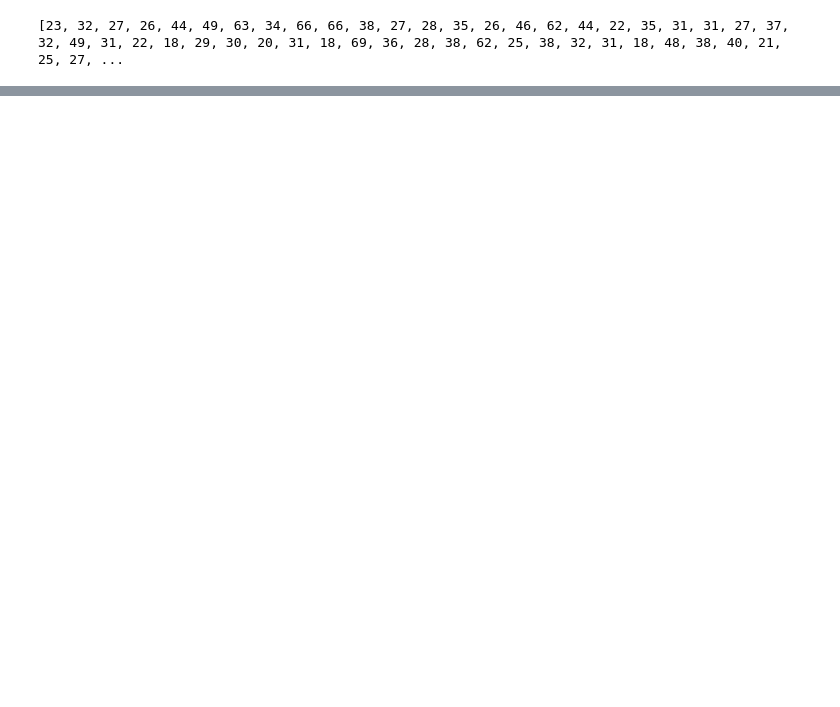
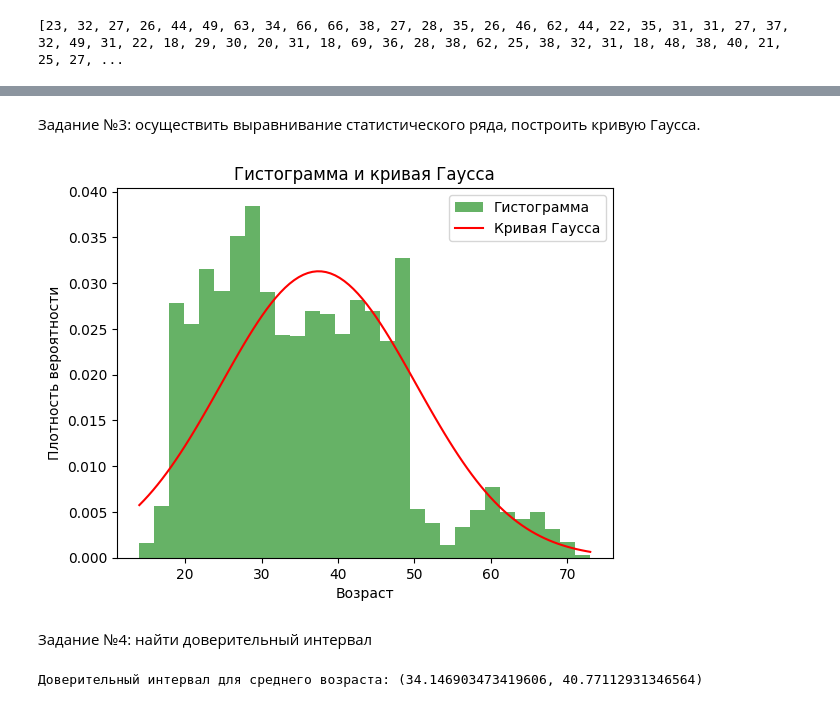
Before and after one commit to Raipus/MSAD, a Jupyter notebook: lab2.ipynb, the cells around one changed output, grey strips where cells are left out. Drawn from its saved outputs; the diff is of its cells as text; code cells hidden in the pictures; blank space fills up the shorter version.

```diff
--- a/lab2.ipynb
+++ b/lab2.ipynb
@@ -31,0 +116,49 @@ print(samples[0])
+# %% [markdown]
+Задание №3: осуществить выравнивание статистического ряда, построить кривую Гаусса.
+# %%
+# Метод моментов: оценка среднего и дисперсии
+mean_sample = sum(selections[0]) / len(selections[0])
+variance_sample = sum((x - mean_sample) ** 2 for x in selections[0]) / (len(selections[0]) - 1)
+
+# Параметры нормального распределения
+mu = mean_sample
+sigma = variance_sample ** 0.5
+
+# Построение гистограммы
+plt.hist(boba, bins=30, density=True, alpha=0.6, color='g', label='Гистограмма')
+
+# Построение кривой Гаусса
+x = np.linspace(min(boba), max(boba), 100)
+gaussian_curve = (1 / (sigma * np.sqrt(2 * np.pi))) * np.exp(-0.5 * ((x - mu) / sigma) ** 2)
+plt.plot(x, gaussian_curve, 'r', label='Кривая Гаусса')
+plt.title('Гистограмма и кривая Гаусса')
+plt.xlabel('Возраст')
+plt.ylabel('Плотность вероятности')
+plt.legend()
+plt.show()
+# %% [output]
+[figure, added]
+# %% [markdown]
+Задание №4: найти доверительный интервал
+# %%
+# Оценка среднего и дисперсии
+mean = sum(selections[0]) / len(selections[0])
+variance = sum((x - mean_sample) ** 2 for x in selections[0]) / (len(selections[0]) - 1)
+
+# Уровень значимости
+alpha = 0.05  # (1 - y)
+n = len(selections[0])
+
+# t-критическое значение
+t_critical = 2.030  # Для 35 степеней свободы (n-1) и уровня значимости 0.05
+
+# Стандартная ошибка
+standard_error = (variance / n) ** 0.5
+
+# Доверительный интервал
+confidence_interval = (mean - t_critical * standard_error,
+                       mean + t_critical * standard_error)
+
+print(f"Доверительный интервал для среднего возраста: {confidence_interval}")
+# %% [output]
+Доверительный интервал для среднего возраста: (34.146903473419606, 40.77112931346564)
```
Also changed, not shown: parts of 7 cells of this notebook.
